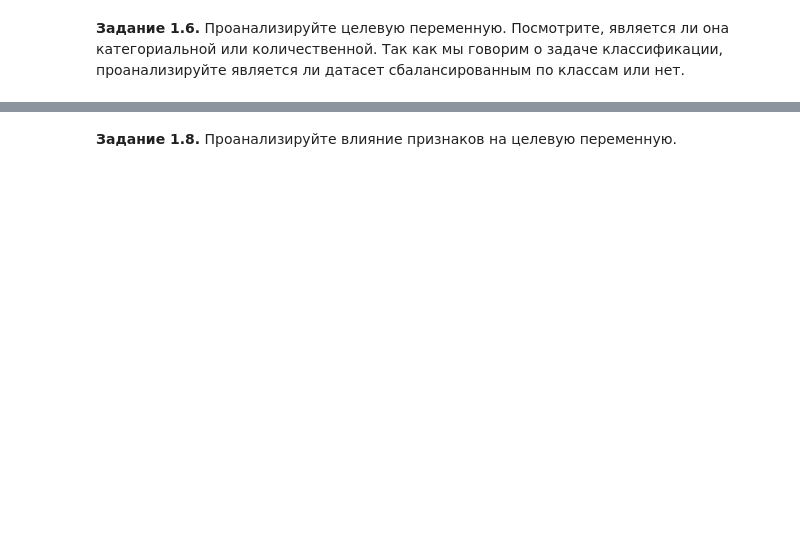
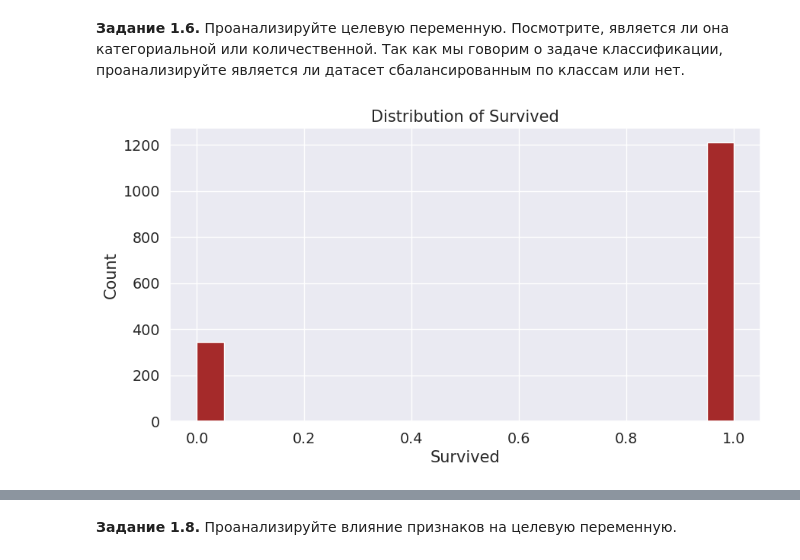
Before and after one commit to tatyanayuriy/cv, a Jupyter notebook: week_01_ml_intro/Homework/hw_1_game_of_thrones.ipynb, the cells around one changed output, grey strips where cells are left out. Saved outputs shown, nothing was run; the diff lists cells and outputs as text; code cells hidden in the pictures; blank space fills up the shorter version.

```diff
--- a/week_01_ml_intro/Homework/hw_1_game_of_thrones.ipynb
+++ b/week_01_ml_intro/Homework/hw_1_game_of_thrones.ipynb
@@ -220,0 +196,11 @@ dtype: int64
+# %%
+df['house'] = df['house'].fillna('Unknown')
+df['title'] = df['title'].fillna('Unknown')
+df['mother'] = df['mother'].fillna('Unknown')
+df['father'] = df['father'].fillna('Unknown')
+df['heir'] = df['heir'].fillna('Unknown')
+df['spouse'] = df['spouse'].fillna('Unknown')
+df['isAliveHeir'] = df['isAliveHeir'].fillna(0)
+df['isAliveSpouse'] = df['isAliveSpouse'].fillna(0)
+
+df.sample(n = 3)
@@ -220,0 +214,5 @@ dtype: int64
+# %%
+df['age'] = df.groupby('house')['age'].transform(lambda x: x.fillna(x.median()))
+df['age'] = df['age'].fillna(df['age'].median())
+
+df.head(n=3)
@@ -283,0 +318,13 @@ dtype: object
+# %%
+plt.figure(figsize=(10, 5))
+df['isAlive'].hist(density=False, bins = 20, facecolor = 'brown')
+
+plt.ylabel('Count')
+plt.xlabel('Survived')
+
+plt.title('Distribution of Survived')
+plt.grid
+
+plt.show()
+# %% [output]
+[figure, added]
```
Also changed, not shown: parts of 39 cells of this notebook.
